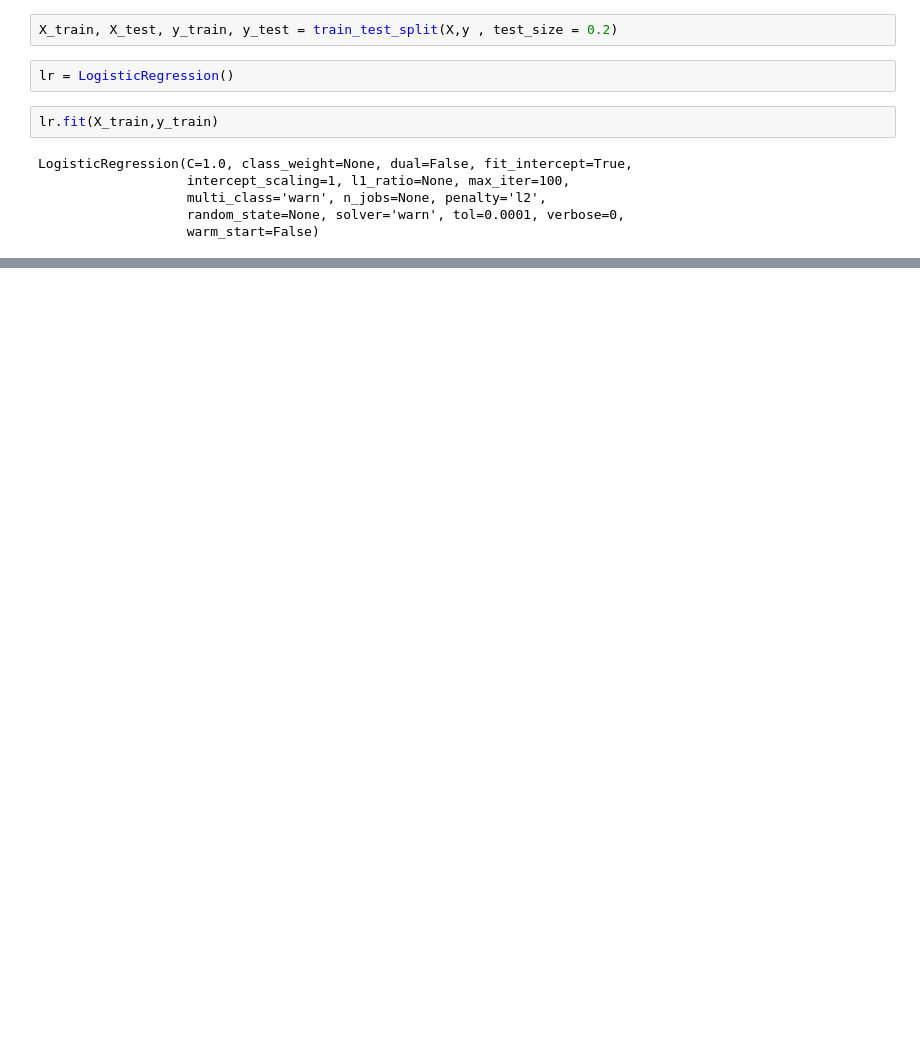
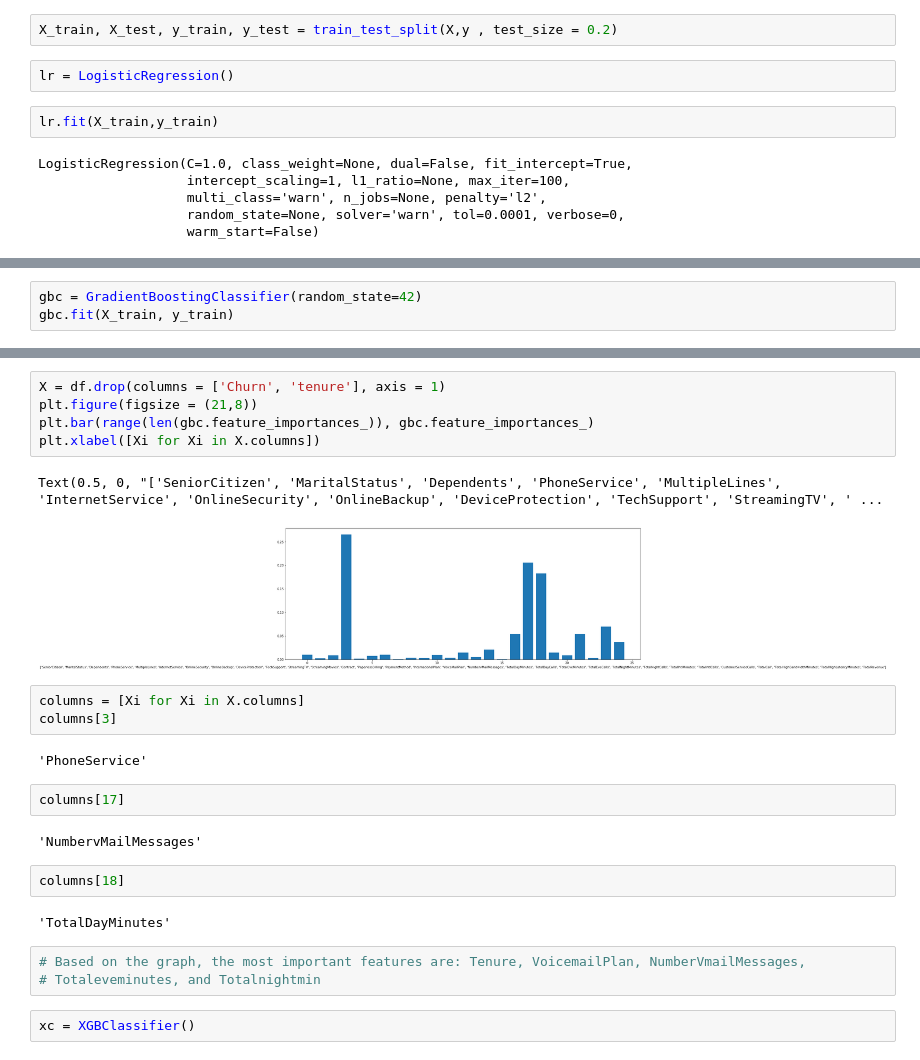
Before and after one commit to joseh4/dc-ds-010620, a Jupyter notebook: module-5/dc-ds-classification-case-study/half-day-lab.ipynb, the cells around one changed output, grey strips where cells are left out. Drawn from its saved outputs; the diff is of its cells as text; blank space fills up the shorter version.

```diff
--- a/module-5/dc-ds-classification-case-study/half-day-lab.ipynb
+++ b/module-5/dc-ds-classification-case-study/half-day-lab.ipynb
@@ -271,0 +316,3 @@ categorical.join(X_train)
+# %%
+gbc = GradientBoostingClassifier(random_state=42)
+gbc.fit(X_train, y_train)
@@ -271,0 +344,26 @@ categorical.join(X_train)
+# %%
+X = df.drop(columns = ['Churn', 'tenure'], axis = 1)
+plt.figure(figsize = (21,8))
+plt.bar(range(len(gbc.feature_importances_)), gbc.feature_importances_)
+plt.xlabel([Xi for Xi in X.columns])
+# %% [output]
+Text(0.5, 0, "['SeniorCitizen', 'MaritalStatus', 'Dependents', 'PhoneService', 'MultipleLines', 'InternetService', 'OnlineSecurity', 'OnlineBackup', 'DeviceProtection', 'TechSupport', 'StreamingTV', ' ...
+[figure, added]
+# %%
+columns = [Xi for Xi in X.columns]
+columns[3]
+# %% [output]
+'PhoneService'
+# %%
+columns[17]
+# %% [output]
+'NumbervMailMessages'
+# %%
+columns[18]
+# %% [output]
+'TotalDayMinutes'
+# %%
+# Based on the graph, the most important features are: Tenure, VoicemailPlan, NumberVmailMessages,
+# Totaleveminutes, and Totalnightmin
+# %%
+xc = XGBClassifier()
```
Also changed, not shown: parts of 49 cells of this notebook, 12 other files.
